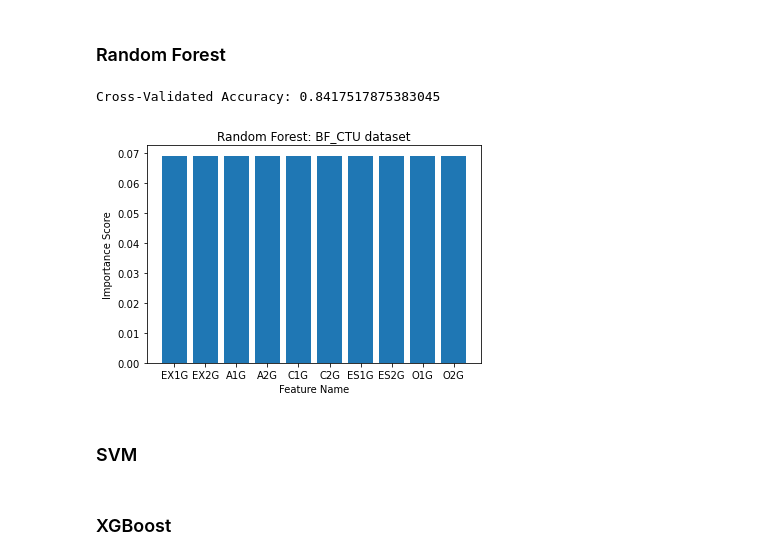
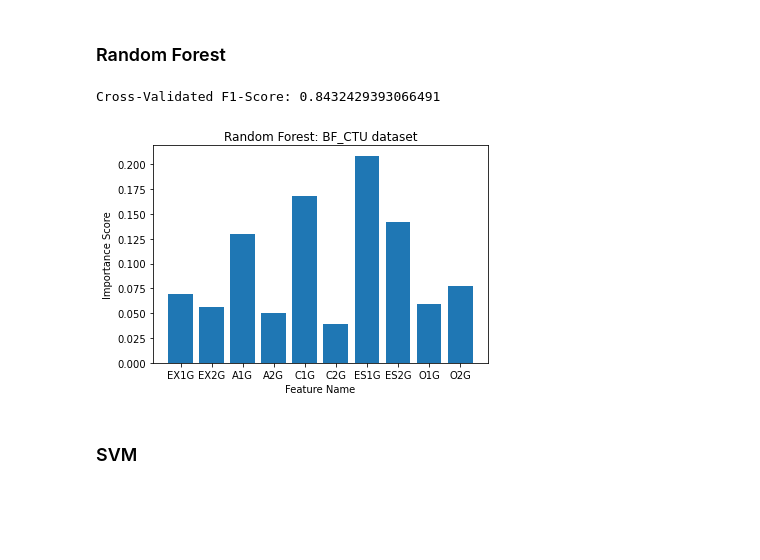
Before and after one commit to santiviquez/lie-detection, a Jupyter notebook: predictors_reliability.ipynb, the cells around one changed output. Drawn from its saved outputs; the diff is of its cells as text; code cells hidden in the pictures; blank space fills up the shorter version.

```diff
--- a/predictors_reliability.ipynb
+++ b/predictors_reliability.ipynb
@@ -55,7 +56,7 @@ def evaluate_clf(df, clf, cv):
         cv: (int) number of folds
 
     Returns:
-        output: (dict) {fit_time:[...], score_time:[...], estimator:[...], test_score:[...]
+        output: (dict) {fit_time:[...], score_time:[...], estimator:[...], test_score:[...]}
     """
 
     X = df.loc[:, df.columns != 'CONDITION'] # select all columns except CONDITION
@@ -82,7 +83,7 @@ def get_feature_importance(model_output):
         if isinstance(estimator, LogisticRegression):
             coeficients += estimator.coef_[0] # TODO: RF uses feature_importances insted of coef_
         else:
-            coeficients += estimator.feature_importances_[0]
+            coeficients += estimator.feature_importances_
     coeficients = coeficients/n_folds
     res = dict(zip(estimator.feature_names_in_, coeficients))
 
@@ -121,14 +122,12 @@ Cross-Validated F1-Score: 0.8226637026072661
 # %%
 clf = RandomForestClassifier(n_estimators=300, random_state=42)
 output = evaluate_clf(BF_CTU_df, clf, cv=5)
 
-accuracy = np.mean(output["test_score"])
+f1_score = np.mean(output["test_score"])
 feature_importance = get_feature_importance(output)
 
-print(f"Cross-Validated Accuracy: {accuracy}")
+print(f"Cross-Validated F1-Score: {f1_score}")
 plot_feature_importance(feature_importance, title="Random Forest: BF_CTU dataset")
 # %% [output]
-Cross-Validated Accuracy: 0.8417517875383045
+Cross-Validated F1-Score: 0.8432429393066491
-[figure, old version]
+[figure, new version]
-# %% [markdown]
-### SVM
@@ -137,2 +133,0 @@ Cross-Validated Accuracy: 0.8417517875383045
-# %% [markdown]
-### XGBoost
@@ -140,0 +134,2 @@ Cross-Validated Accuracy: 0.8417517875383045
+# %% [markdown]
+### SVM
```
Also changed, not shown: parts of 6 cells of this notebook.
